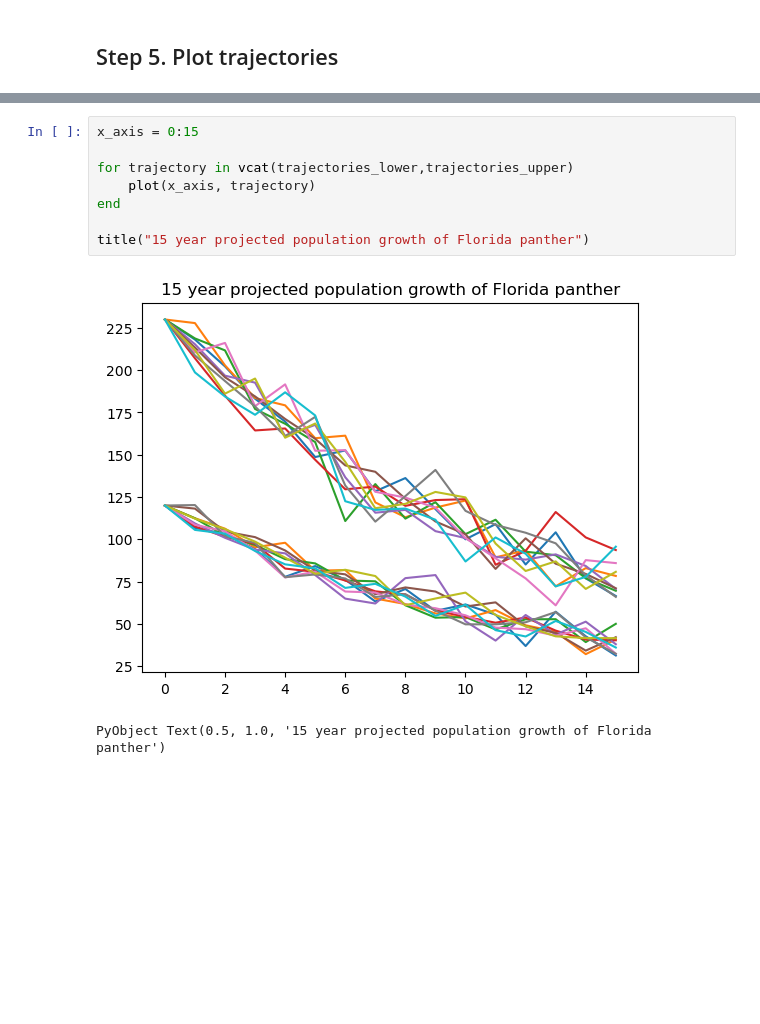
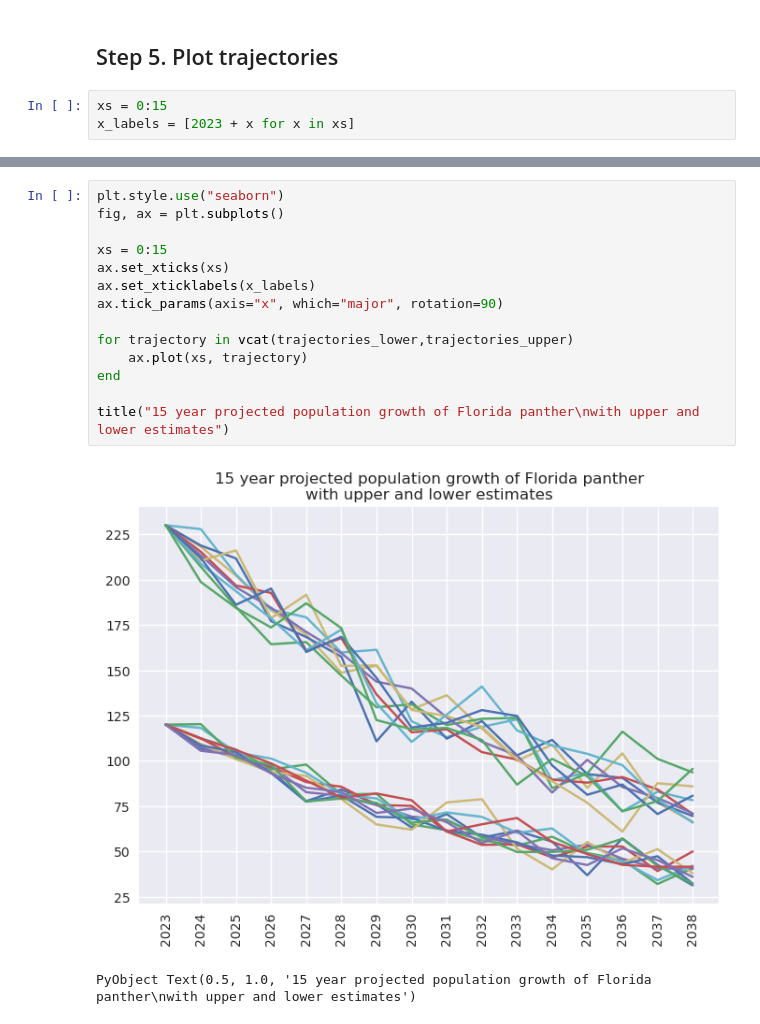
Before and after one commit to starkcoffee/maths, a Jupyter notebook: prob_sim_book/Proj_9.ipynb, the cells around one changed output, grey strips where cells are left out. Drawn from its saved outputs; the diff is of its cells as text; blank space fills up the shorter version.

Commit message:
Improve plot

```diff
--- a/prob_sim_book/Proj_9.ipynb
+++ b/prob_sim_book/Proj_9.ipynb
@@ -285,3 +285,6 @@ trajectories_lower[1]
   31.32905721250409
 # %% [markdown]
 ## Step 5. Plot trajectories
+# %%
+xs = 0:15
+x_labels = [2023 + x for x in xs]
@@ -288,11 +309,17 @@ trajectories_lower[1]
 # %%
-x_axis = 0:15
+plt.style.use("seaborn")
+fig, ax = plt.subplots()
+
+xs = 0:15
+ax.set_xticks(xs)
+ax.set_xticklabels(x_labels)
+ax.tick_params(axis="x", which="major", rotation=90)
 
 for trajectory in vcat(trajectories_lower,trajectories_upper)
-    plot(x_axis, trajectory)
+    ax.plot(xs, trajectory)
 end
 
-title("15 year projected population growth of Florida panther")
+title("15 year projected population growth of Florida panther\nwith upper and lower estimates")
 # %% [output]
-[figure, old version]
+[figure, new version]
-PyObject Text(0.5, 1.0, '15 year projected population growth of Florida panther')
+PyObject Text(0.5, 1.0, '15 year projected population growth of Florida panther\nwith upper and lower estimates')
```
Also changed, not shown: parts of 1 cell of this notebook.
